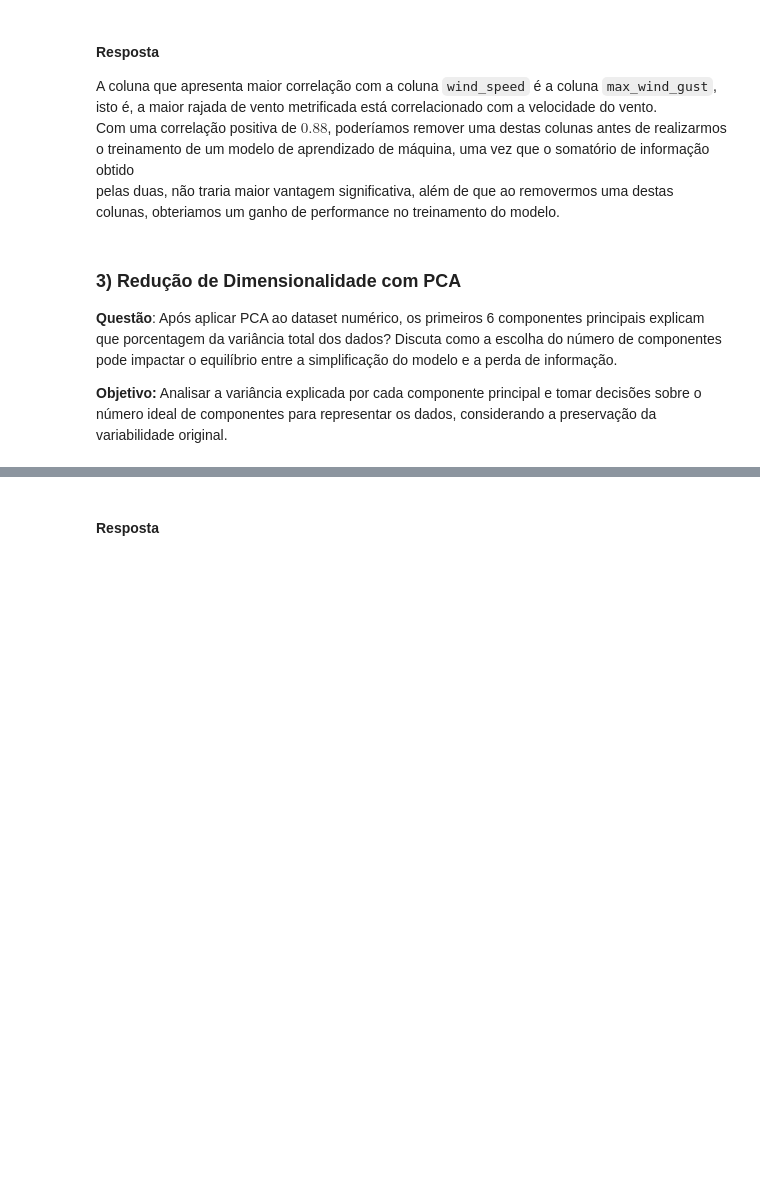
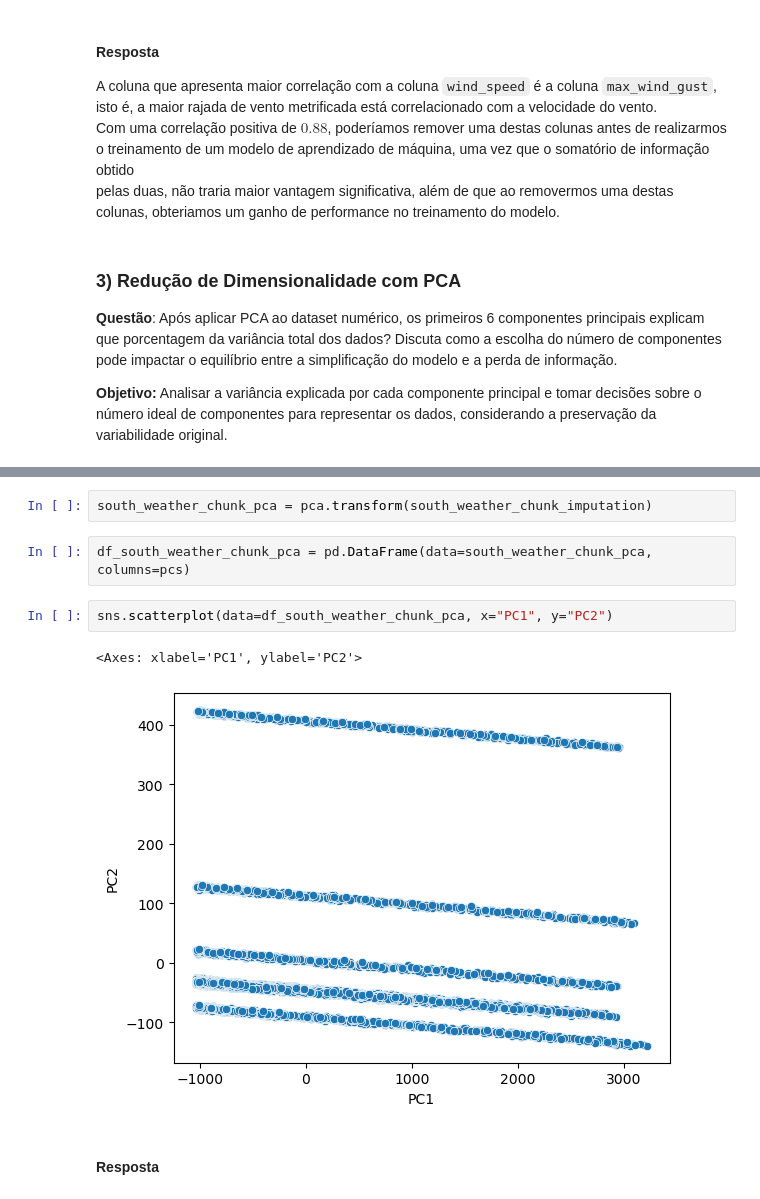
Before and after one commit to Squinelato/eEDB-001-2024-4, a Jupyter notebook: exercise_2/notebook.ipynb, the cells around one changed output, grey strips where cells are left out. Drawn from its saved outputs; the diff is of its cells as text; blank space fills up the shorter version.

```diff
--- a/exercise_2/notebook.ipynb
+++ b/exercise_2/notebook.ipynb
@@ -175,2 +223,11 @@ pelas duas, não traria maior vantagem significativa, além de que ao removermos
+# %%
+south_weather_chunk_pca = pca.transform(south_weather_chunk_imputation)
+# %%
+df_south_weather_chunk_pca = pd.DataFrame(data=south_weather_chunk_pca, columns=pcs)
+# %%
+sns.scatterplot(data=df_south_weather_chunk_pca, x="PC1", y="PC2")
+# %% [output]
+<Axes: xlabel='PC1', ylabel='PC2'>
+[figure, added]
 # %% [markdown]
 #### Resposta
```
Also changed, not shown: parts of 11 cells of this notebook.
